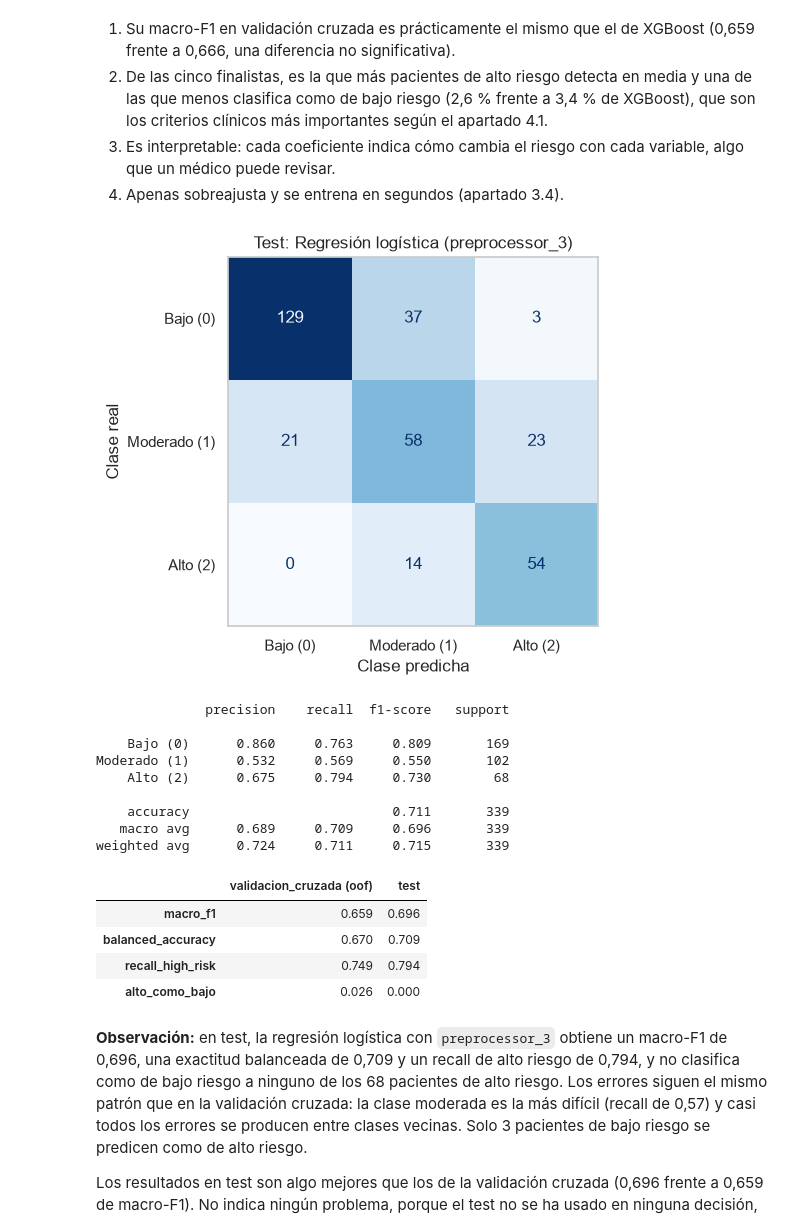
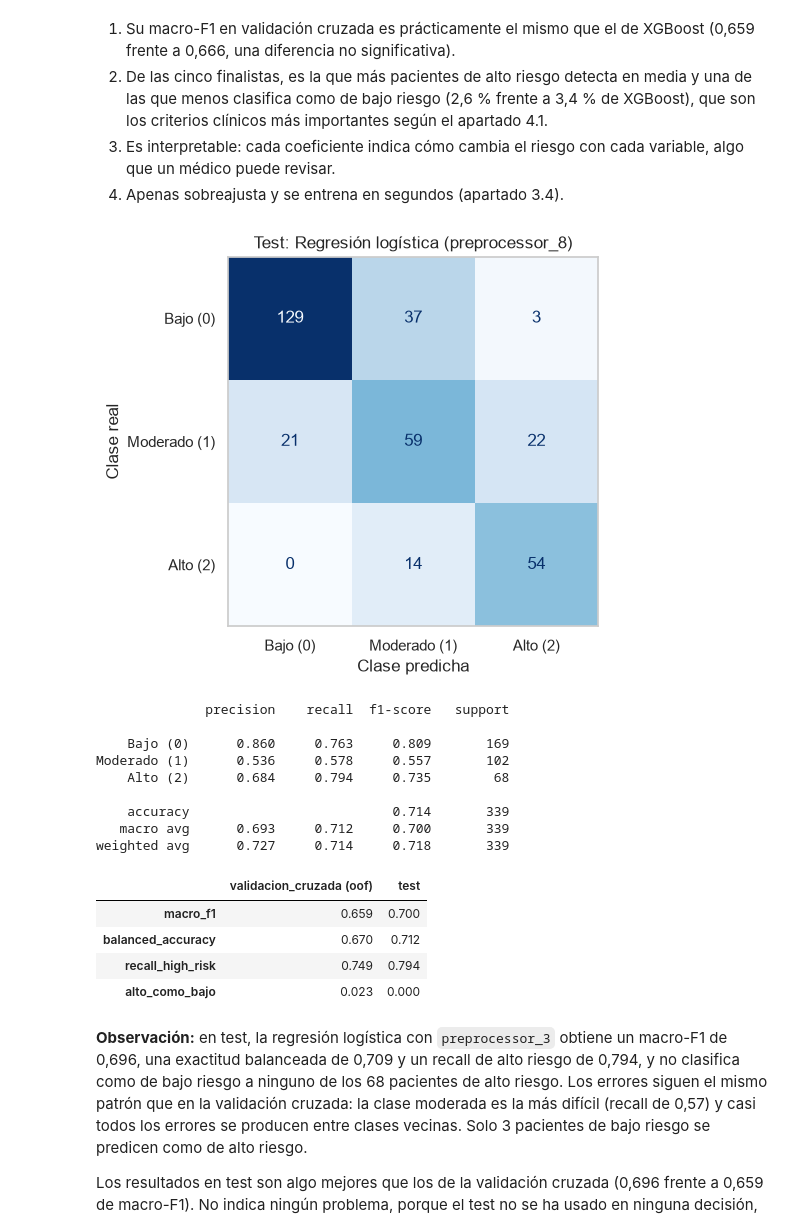
Before and after one commit to alberct96/ML-Entregable1, a Jupyter notebook: ML-Entregable1.ipynb, the cells around one changed output. Cells and saved outputs as stored; diff of their text form; code cells hidden in the pictures.

Commit message:
incluidos 2 nuevos preprocesados + entrenamiento modelos

```diff
--- a/ML-Entregable1.ipynb
+++ b/ML-Entregable1.ipynb
@@ -1603,6 +1603,10 @@ preprocessor_parameters = [
     {"cleaning": True, "out_of_range": "clip", "imputer": IterativeImputer(random_state=SEED, max_iter=20), "transformation": "standard", "resampling": True},
     # preprocessor_6: nulos + estandarización + SMOTENC
     {"cleaning": True, "out_of_range": "nan", "imputer": IterativeImputer(random_state=SEED, max_iter=20), "transformation": "standard", "resampling": True},
+    # preprocessor_7: como el 4, pero con class_weight en vez de SMOTENC
+    {"cleaning": True, "out_of_range": "nan", "imputer": IterativeImputer(random_state=SEED, max_iter=20), "transformation": "yeo-johnson", "resampling": False},
+    # preprocessor_8: como el 4, pero imputando con la mediana
+    {"cleaning": True, "out_of_range": "nan", "imputer": SimpleImputer(strategy="median"), "transformation": "yeo-johnson", "resampling": True},
 ]
 
 # Comprobamos que no hay dos configuraciones iguales: si las hubiera, el set tendría menos elementos
@@ -1625,9 +1629,9 @@ preprocessors = {
     f"preprocessor_{str(idx)}": build_preprocessing(**config) for idx, config in enumerate(preprocessor_parameters)
 }
 
-# Comprobamos que todos los pipelines son de la clase ImbPipeline y que hay 7 en total
+# Comprobamos que todos los pipelines son de la clase ImbPipeline y que hay 9 en total
 assert all((isinstance(x, ImbPipeline) for _, x in preprocessors.items()))
-assert len(preprocessors) == 7
+assert len(preprocessors) == 9
 
 # Mostramos una tabla resumen de las configuraciones, con el imputador identificado por su clase
 pd.DataFrame([dict(signature) for signature in signatures], index=list(preprocessors))
@@ -2369,30 +2360,30 @@ def evaluate_on_test(config_name, model_name):
 4. Apenas sobreajusta y se entrena en segundos (apartado 3.4).
 # %%
 # Combinación final: se reentrena con todo el conjunto de desarrollo y se evalúa una sola vez en test
-final_config, final_model = "preprocessor_4", "Regresión logística"
+final_config, final_model = "preprocessor_8", "Regresión logística"
 final_pipeline, test_metrics = evaluate_on_test(final_config, final_model)
 
 # Comparamos las métricas en test con las out-of-fold del apartado 4.2
 pd.DataFrame({
     "validacion_cruzada (oof)": oof_summary.loc[f"{final_model} ({final_config})"],
     "test": pd.Series(test_metrics),
 }).round(3)
 # %% [output]
 [figure]
               precision    recall  f1-score   support
 
     Bajo (0)      0.860     0.763     0.809       169
-Moderado (1)      0.532     0.569     0.550       102
-    Alto (2)      0.675     0.794     0.730        68
+Moderado (1)      0.536     0.578     0.557       102
+    Alto (2)      0.684     0.794     0.735        68
 
-    accuracy                          0.711       339
-   macro avg      0.689     0.709     0.696       339
-weighted avg      0.724     0.711     0.715       339
+    accuracy                          0.714       339
+   macro avg      0.693     0.712     0.700       339
+weighted avg      0.727     0.714     0.718       339
 |  | validacion_cruzada (oof) | test |
-| macro_f1 | 0.659 | 0.696 |
-| balanced_accuracy | 0.670 | 0.709 |
+| macro_f1 | 0.659 | 0.700 |
+| balanced_accuracy | 0.670 | 0.712 |
 | recall_high_risk | 0.749 | 0.794 |
-| alto_como_bajo | 0.026 | 0.000 |
+| alto_como_bajo | 0.023 | 0.000 |
 # %% [markdown]
 **Observación:** en test, la regresión logística con `preprocessor_3` obtiene un macro-F1 de 0,696, una exactitud balanceada de 0,709 y un recall de alto riesgo de 0,794, y no clasifica como de bajo riesgo a ninguno de los 68 pacientes de alto riesgo. Los errores siguen el mismo patrón que en la validación cruzada: la clase moderada es la más difícil (recall de 0,57) y casi todos los errores se producen entre clases vecinas. Solo 3 pacientes de bajo riesgo se predicen como de alto riesgo.
 
```
Also changed, not shown: parts of 19 cells of this notebook, 19 other files.
